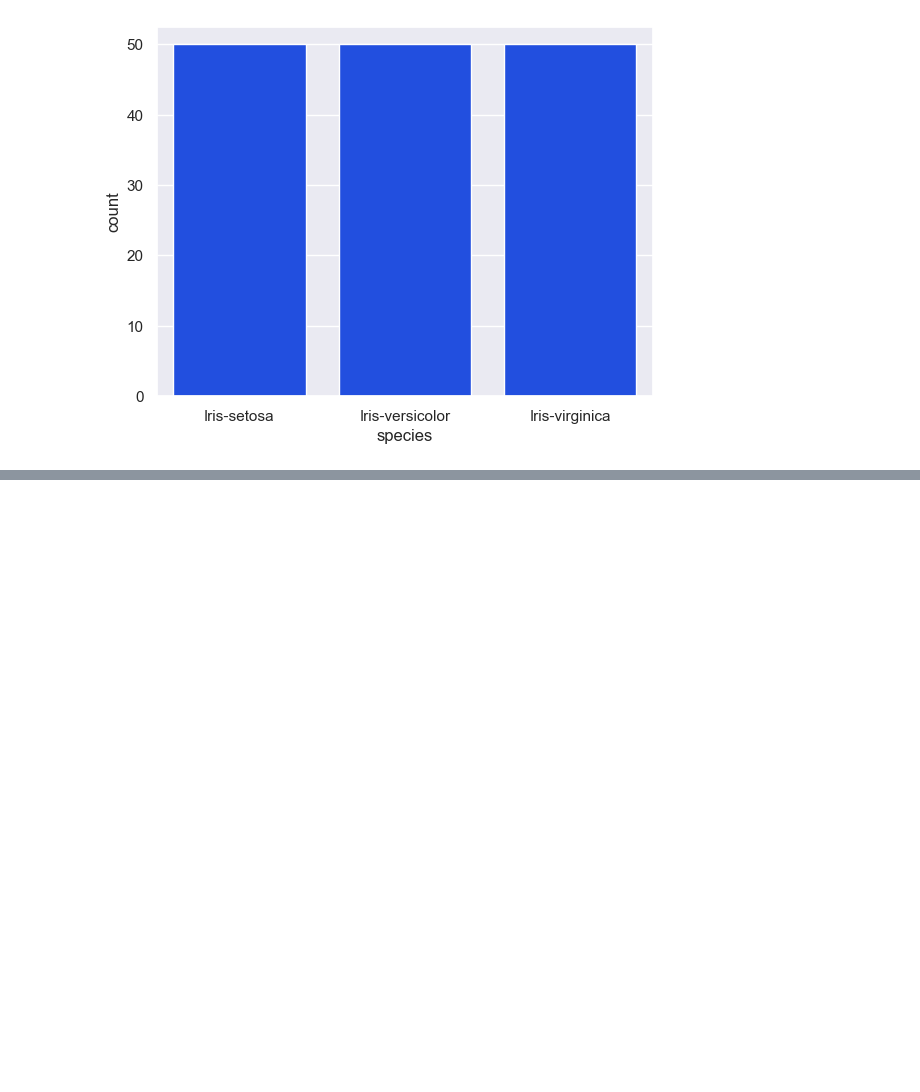
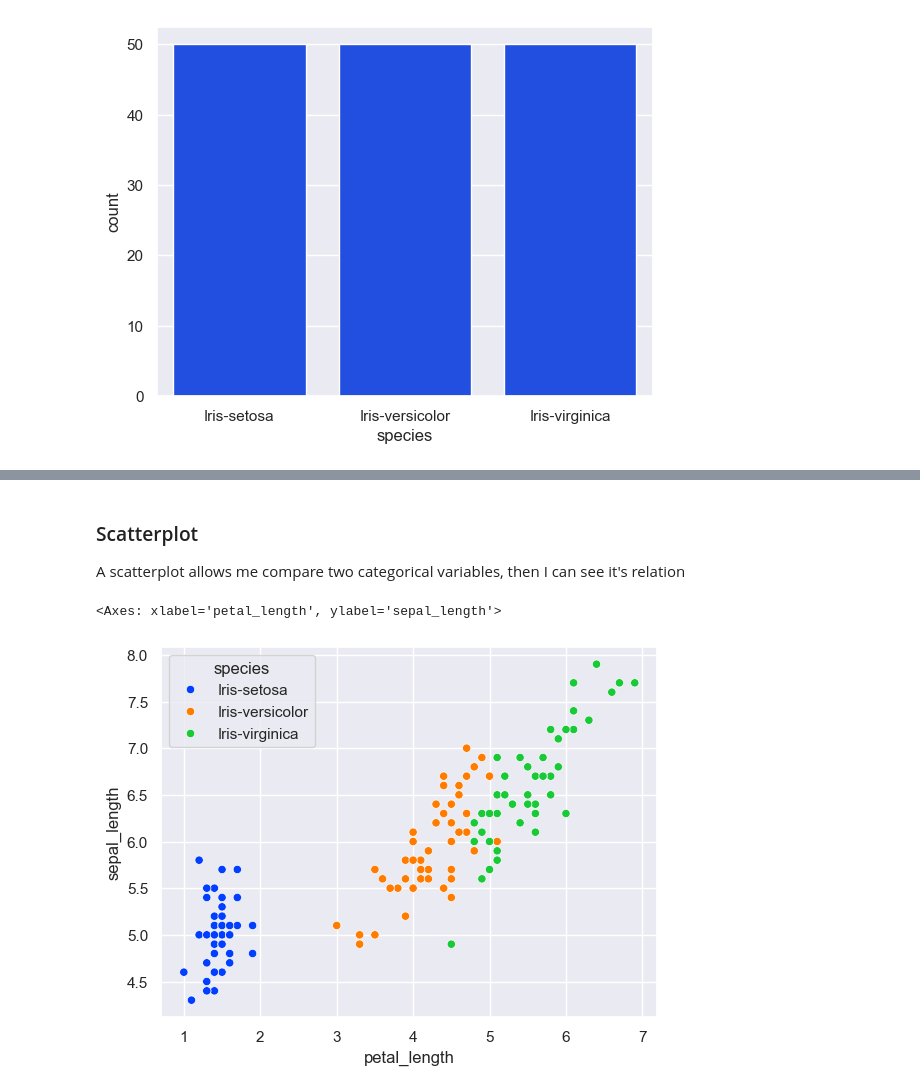
Before and after one commit to CabHug/Portfolio, a Jupyter notebook: Practicas/Visualizacion/Practica_visualizacion.ipynb, the cells around one changed output, grey strips where cells are left out. Cells and saved outputs as stored; diff of their text form; code cells hidden in the pictures; blank space fills up the shorter version.

```diff
--- a/Practicas/Visualizacion/Practica_visualizacion.ipynb
+++ b/Practicas/Visualizacion/Practica_visualizacion.ipynb
@@ -293,0 +320,13 @@ sns.boxplot(
+# %% [markdown]
+### Scatterplot
+A scatterplot allows me compare two categorical variables, then I can see it's relation
+# %%
+sns.scatterplot(
+    data= iris,
+    x = 'petal_length',
+    y = 'sepal_length',
+    hue= 'species'
+)
+# %% [output]
+<Axes: xlabel='petal_length', ylabel='sepal_length'>
+[figure, added]
```
Also changed, not shown: parts of 5 cells of this notebook.
